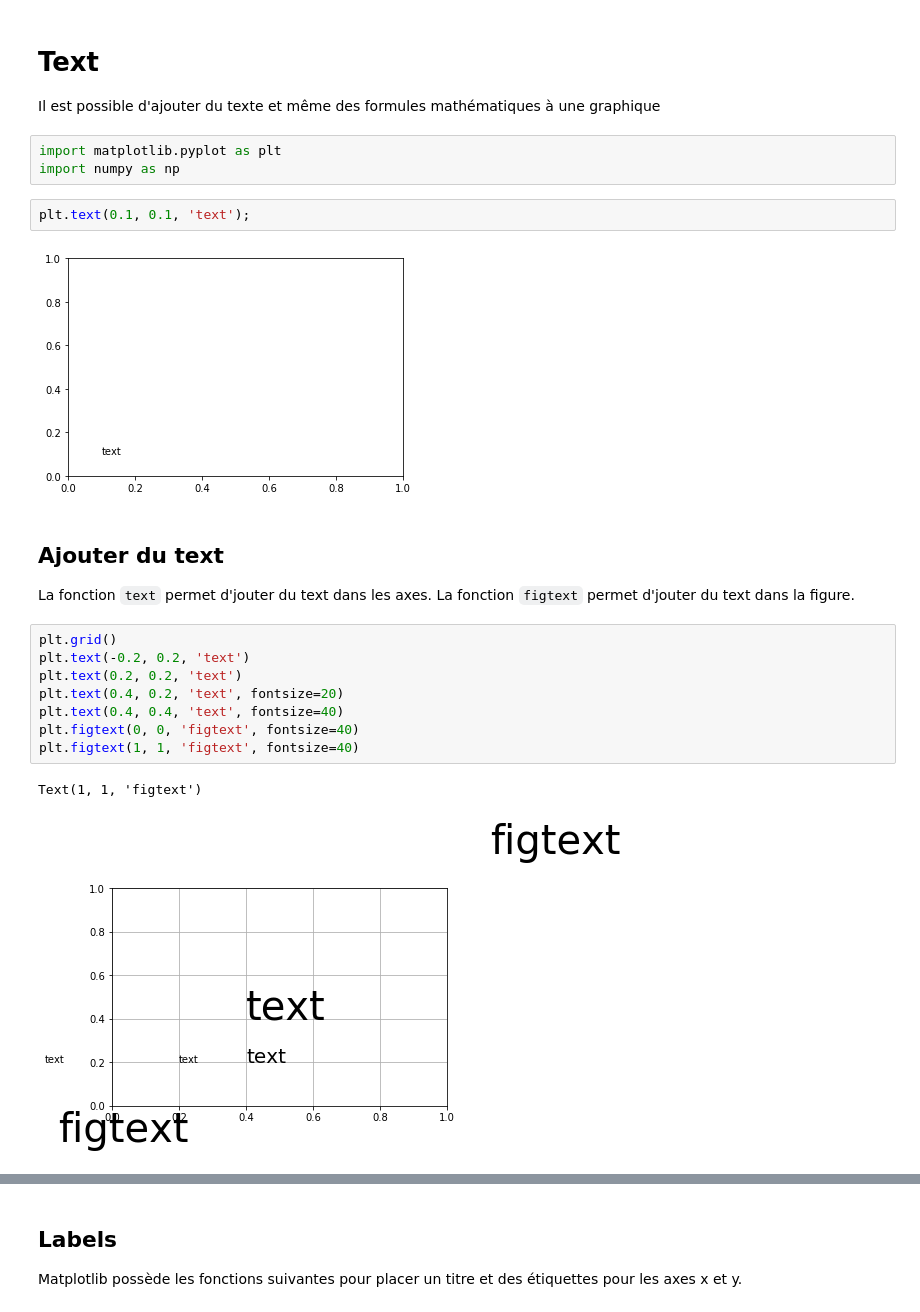
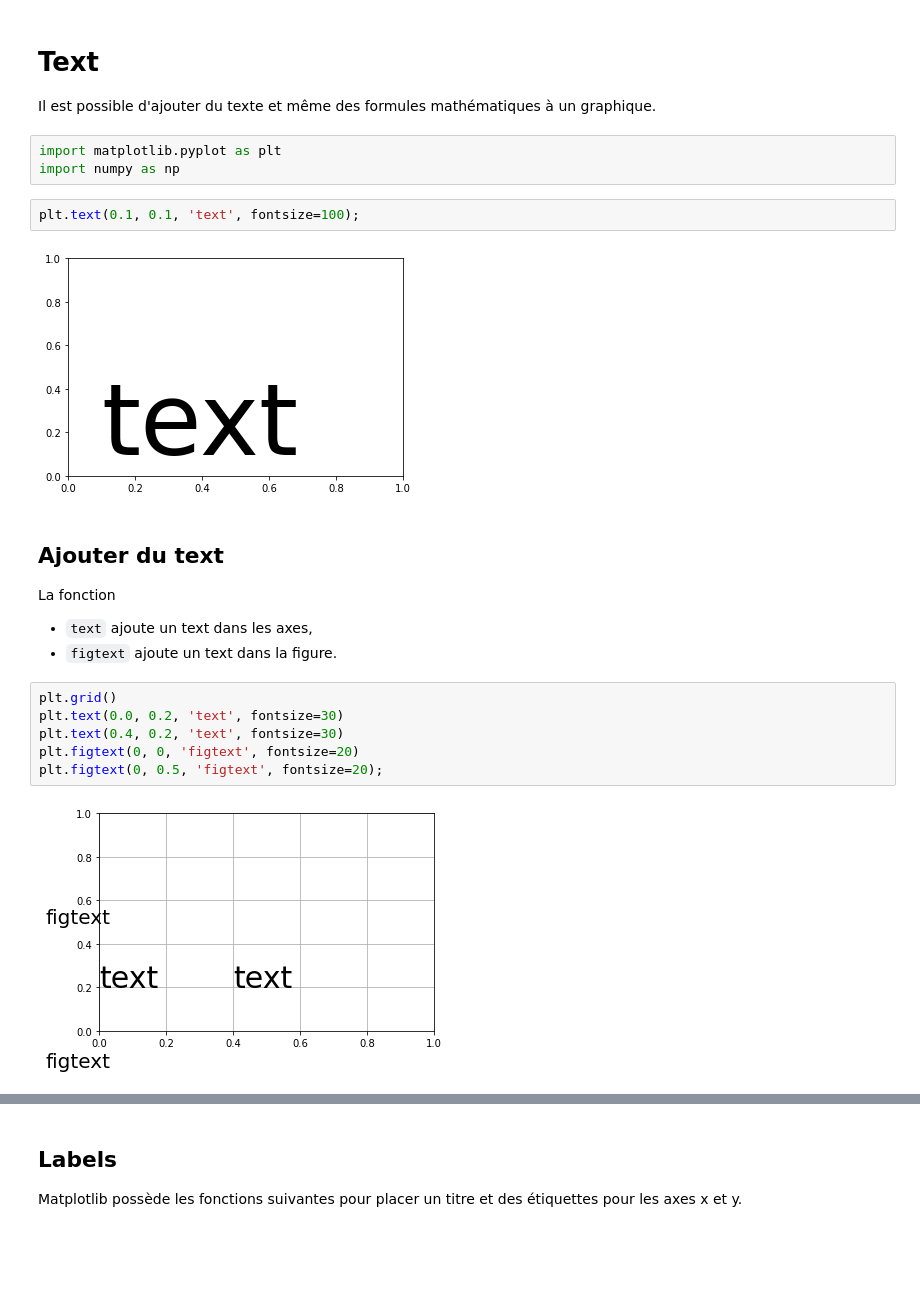
Before and after one commit to rasql/edunum, a Jupyter notebook: doc/plot/text.ipynb, the cells around one changed output, grey strips where cells are left out. Saved outputs shown, nothing was run; the diff lists cells and outputs as text; blank space fills up the shorter version.

Commit message:
updated plot

```diff
--- a/doc/plot/text.ipynb
+++ b/doc/plot/text.ipynb
@@ -1,30 +1,28 @@
 # %% [markdown]
 # Text
 
-Il est possible d'ajouter du texte et même des formules mathématiques à une graphique
+Il est possible d'ajouter du texte et même des formules mathématiques à un graphique.
 # %%
 import matplotlib.pyplot as plt
 import numpy as np
 # %%
-plt.text(0.1, 0.1, 'text');
+plt.text(0.1, 0.1, 'text', fontsize=100);
 # %% [output]
-[figure, old version]
+[figure, new version]
 # %% [markdown]
 ## Ajouter du text
 
-La fonction `text` permet d'jouter du text dans les axes.
-La fonction `figtext` permet d'jouter du text dans la figure.
+La fonction
+- `text` ajoute un text dans les axes,
+- `figtext` ajoute un text dans la figure.
 # %%
 plt.grid()
-plt.text(-0.2, 0.2, 'text')
-plt.text(0.2, 0.2, 'text')
-plt.text(0.4, 0.2, 'text', fontsize=20)
-plt.text(0.4, 0.4, 'text', fontsize=40)
-plt.figtext(0, 0, 'figtext', fontsize=40)
-plt.figtext(1, 1, 'figtext', fontsize=40)
+plt.text(0.0, 0.2, 'text', fontsize=30)
+plt.text(0.4, 0.2, 'text', fontsize=30)
+plt.figtext(0, 0, 'figtext', fontsize=20)
+plt.figtext(0, 0.5, 'figtext', fontsize=20);
 # %% [output]
-Text(1, 1, 'figtext')
-[figure, old version]
+[figure, new version]
 # %% [markdown]
 ## Texte avec bordure
 
```
Also changed, not shown: parts of 19 cells of this notebook, 11 other files.
